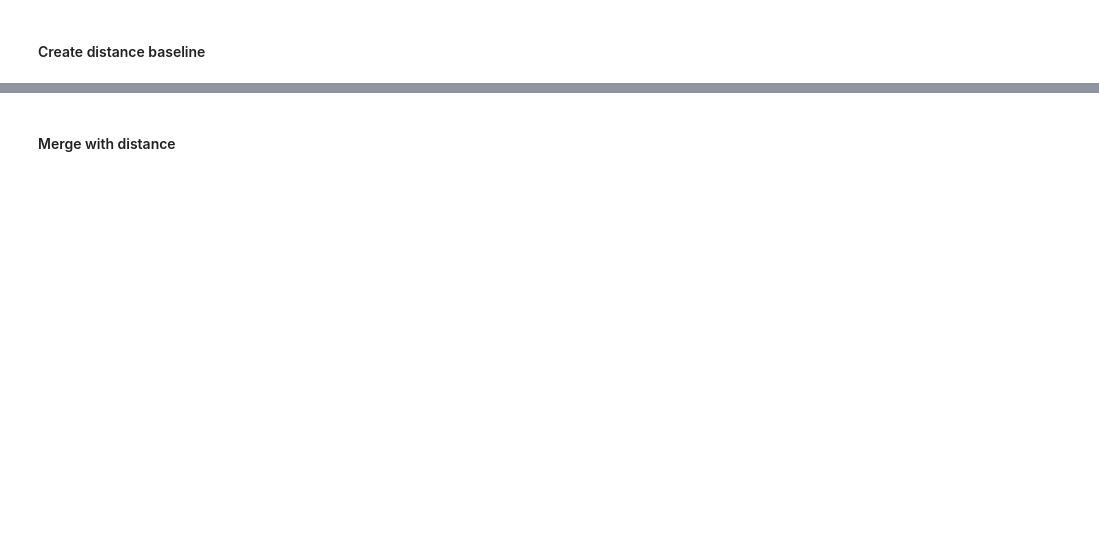
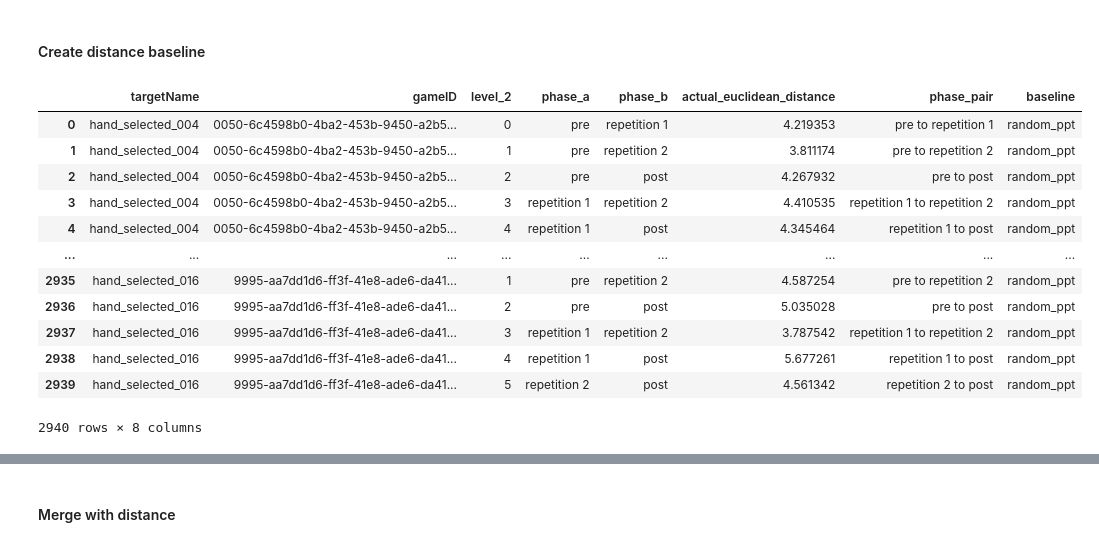
Before and after one commit to cogtoolslab/block_construction, a Jupyter notebook: analysis/ms2022/block_silhouette_action_sequences_ms2022_edit.ipynb, the cells around one changed output, grey strips where cells are left out. Drawn from its saved outputs; the diff is of its cells as text; code cells hidden in the pictures; blank space fills up the shorter version.

```diff
--- a/analysis/ms2022/block_silhouette_action_sequences_ms2022_edit.ipynb
+++ b/analysis/ms2022/block_silhouette_action_sequences_ms2022_edit.ipynb
@@ -703,6 +809,22 @@ df_euclidean_distances_baseline['phase_pair'] = df_euclidean_distances_baseline.
             lambda row: row.phase_a + ' to ' + row.phase_b, axis = 1)
 
 df_euclidean_distances_baseline['baseline'] = 'random_ppt'
+# %%
+df_euclidean_distances_baseline
+# %% [output]
+|  | targetName | gameID | level_2 | phase_a | phase_b | actual_euclidean_distance | phase_pair | baseline |
+| 0 | hand_selected_004 | 0050-6c4598b0-4ba2-453b-9450-a2b5... | 0 | pre | repetition 1 | 4.219353 | pre to repetition 1 | random_ppt |
+| 1 | hand_selected_004 | 0050-6c4598b0-4ba2-453b-9450-a2b5... | 1 | pre | repetition 2 | 3.811174 | pre to repetition 2 | random_ppt |
+| 2 | hand_selected_004 | 0050-6c4598b0-4ba2-453b-9450-a2b5... | 2 | pre | post | 4.267932 | pre to post | random_ppt |
+| 3 | hand_selected_004 | 0050-6c4598b0-4ba2-453b-9450-a2b5... | 3 | repetition 1 | repetition 2 | 4.410535 | repetition 1 to repetition 2 | random_ppt |
+| 4 | hand_selected_004 | 0050-6c4598b0-4ba2-453b-9450-a2b5... | 4 | repetition 1 | post | 4.345464 | repetition 1 to post | random_ppt |
+| ... | ... | ... | ... | ... | ... | ... | ... | ... |
+| 2935 | hand_selected_016 | 9995-aa7dd1d6-ff3f-41e8-ade6-da41... | 1 | pre | repetition 2 | 4.587254 | pre to repetition 2 | random_ppt |
+| 2936 | hand_selected_016 | 9995-aa7dd1d6-ff3f-41e8-ade6-da41... | 2 | pre | post | 5.035028 | pre to post | random_ppt |
+| 2937 | hand_selected_016 | 9995-aa7dd1d6-ff3f-41e8-ade6-da41... | 3 | repetition 1 | repetition 2 | 3.787542 | repetition 1 to repetition 2 | random_ppt |
+| 2938 | hand_selected_016 | 9995-aa7dd1d6-ff3f-41e8-ade6-da41... | 4 | repetition 1 | post | 5.677261 | repetition 1 to post | random_ppt |
+| 2939 | hand_selected_016 | 9995-aa7dd1d6-ff3f-41e8-ade6-da41... | 5 | repetition 2 | post | 4.561342 | repetition 2 to post | random_ppt |
+2940 rows × 8 columns
 # %%
 # Group by ppt and targetName, apply spatial-distance measure and aggregate by taking mean of the diagonal
 df_optimal_euclidean_distances_baseline = dfa.groupby(['targetName','gameID'])\
```
Also changed, not shown: parts of 13 cells of this notebook.
